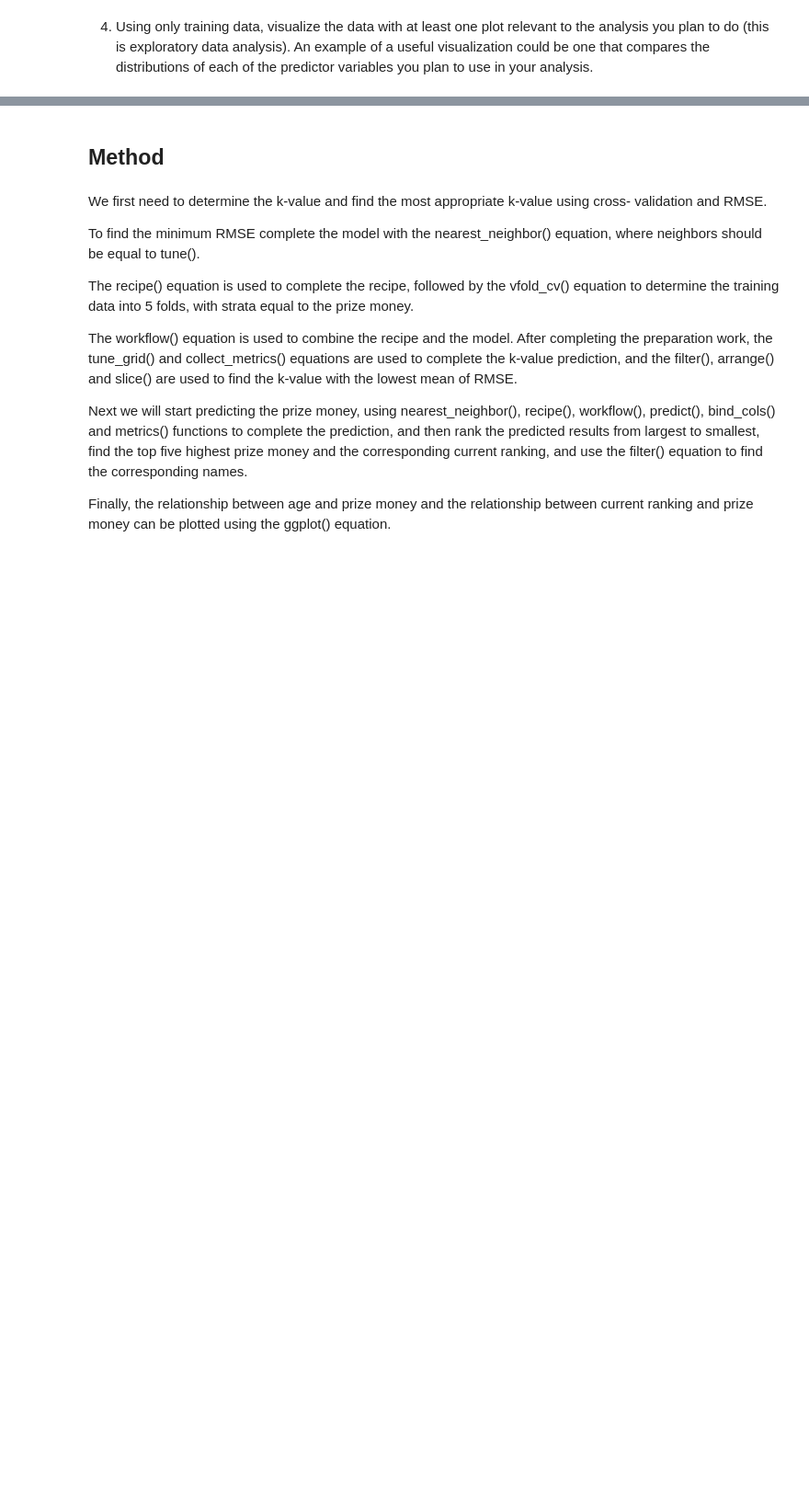
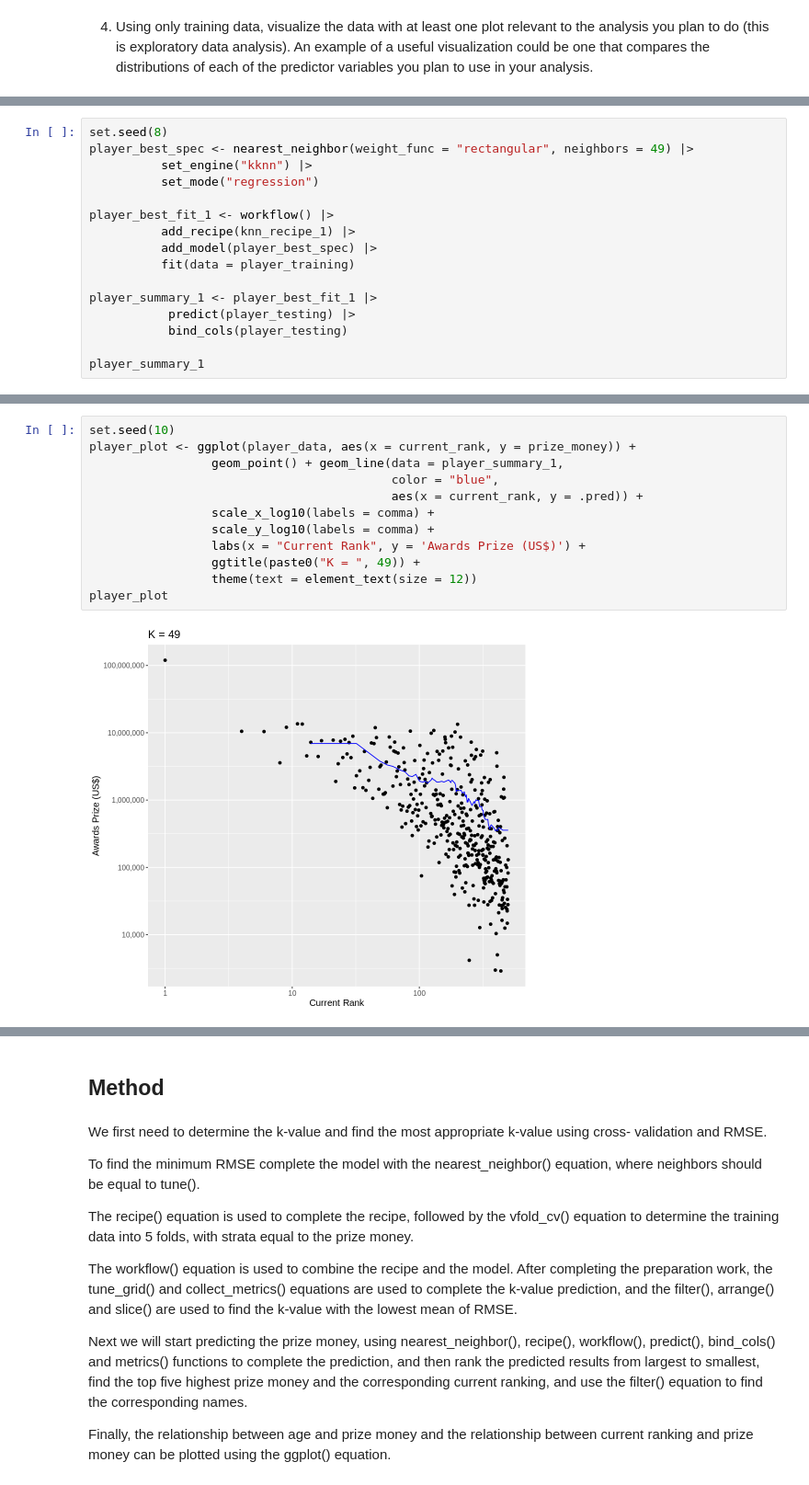
Before and after one commit to HaoyuYou/player_group_project, a Jupyter notebook: group_proposal.ipynb, the cells around one changed output, grey strips where cells are left out. Shown at 92% size. Cells and saved outputs as stored; diff of their text form; blank space fills up the shorter version.

```diff
--- a/group_proposal.ipynb
+++ b/group_proposal.ipynb
@@ -149,0 +180,16 @@ current_rank_plot
+# %%
+set.seed(8)
+player_best_spec <- nearest_neighbor(weight_func = "rectangular", neighbors = 49) |>
+          set_engine("kknn") |>
+          set_mode("regression")
+
+player_best_fit_1 <- workflow() |>
+          add_recipe(knn_recipe_1) |>
+          add_model(player_best_spec) |>
+          fit(data = player_training)
+
+player_summary_1 <- player_best_fit_1 |>
+           predict(player_testing) |>
+           bind_cols(player_testing)
+
+player_summary_1
@@ -149,0 +216,14 @@ current_rank_plot
+# %%
+set.seed(10)
+player_plot <- ggplot(player_data, aes(x = current_rank, y = prize_money)) +
+                 geom_point() + geom_line(data = player_summary_1,
+                                          color = "blue",
+                                          aes(x = current_rank, y = .pred)) +
+                 scale_x_log10(labels = comma) +
+                 scale_y_log10(labels = comma) +
+                 labs(x = "Current Rank", y = 'Awards Prize (US$)') +
+                 ggtitle(paste0("K = ", 49)) +
+                 theme(text = element_text(size = 12))
+player_plot
+# %% [output]
+[figure, added]
```
Also changed, not shown: parts of 14 cells of this notebook.
